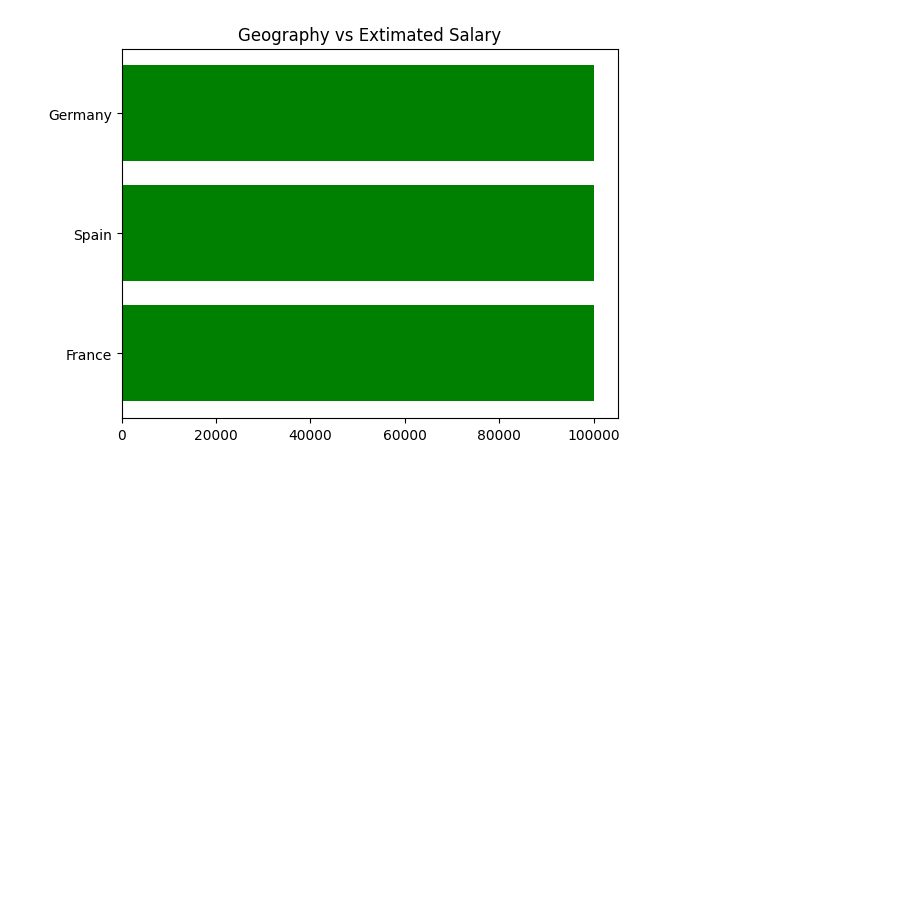
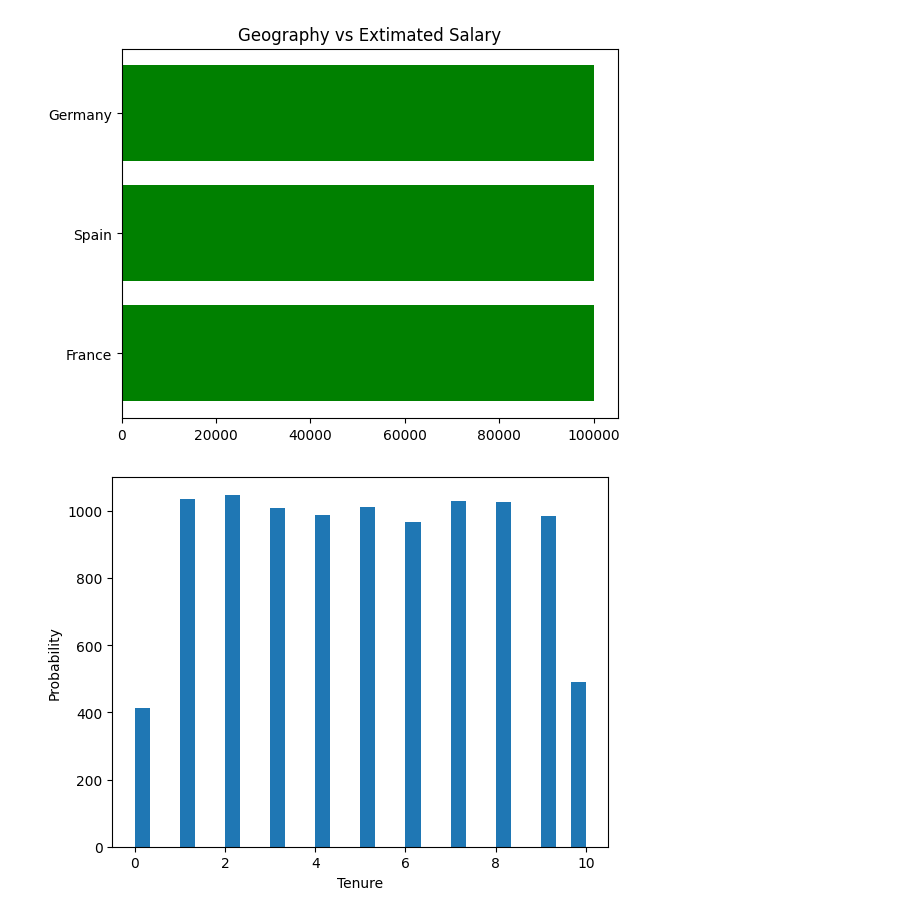
Before and after one commit to Arnab-apk/Gen_AI, a Jupyter notebook: matplotlib.ipynb, the cells around one changed output. Drawn from its saved outputs; the diff is of its cells as text; code cells hidden in the pictures; blank space fills up the shorter version.

```diff
--- a/matplotlib.ipynb
+++ b/matplotlib.ipynb
@@ -108,3 +108,10 @@ plt.title("Geography vs Extimated Salary")
 plt.show()
 # %% [output]
 [figure]
+# %%
+plt.hist(churn_df['Tenure'],bins=30)
+plt.ylabel('Probability')
+plt.xlabel('Tenure')
+plt.show()
+# %% [output]
+[figure, added]
```
Also changed, not shown: parts of 1 cell of this notebook, 1 other file.
